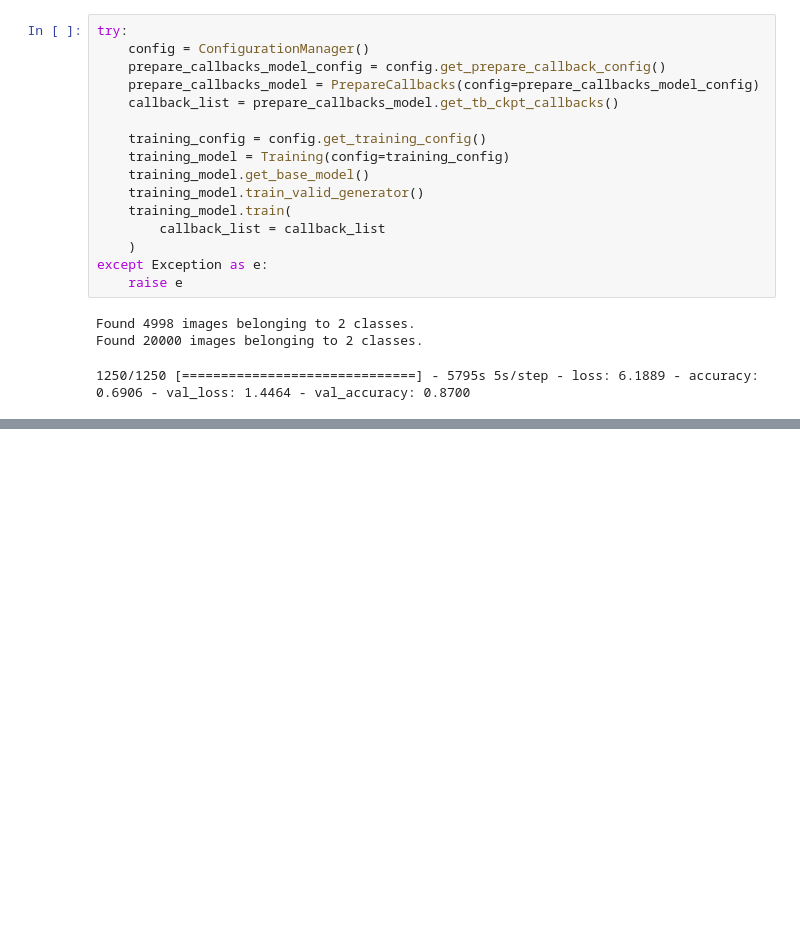
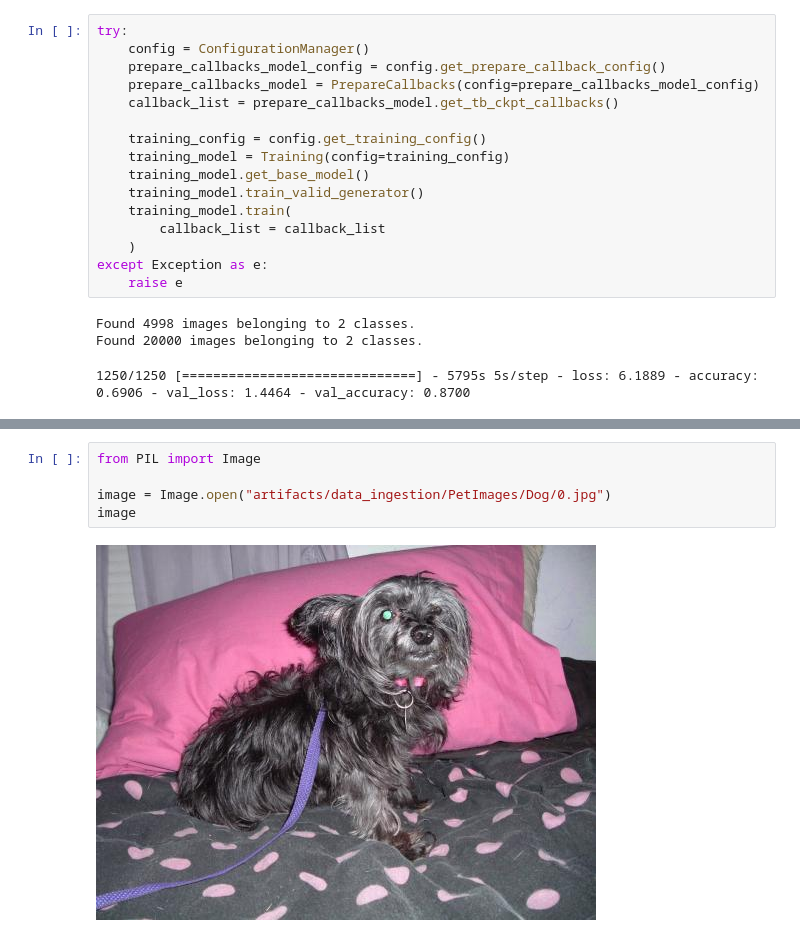
Before and after one commit to PyBeginner1/Deep-CNN_Classifier, a Jupyter notebook: research/stage_04.ipynb, the cells around one changed output, grey strips where cells are left out. Drawn from its saved outputs; the diff is of its cells as text; blank space fills up the shorter version.

```diff
--- a/research/stage_04.ipynb
+++ b/research/stage_04.ipynb
@@ -228,0 +278,7 @@ Found 20000 images belonging to 2 classes.
+# %%
+from PIL import Image
+
+image = Image.open("artifacts/data_ingestion/PetImages/Dog/0.jpg")
+image
+# %% [output]
+[figure, added]
```
Also changed, not shown: parts of 18 cells of this notebook.
